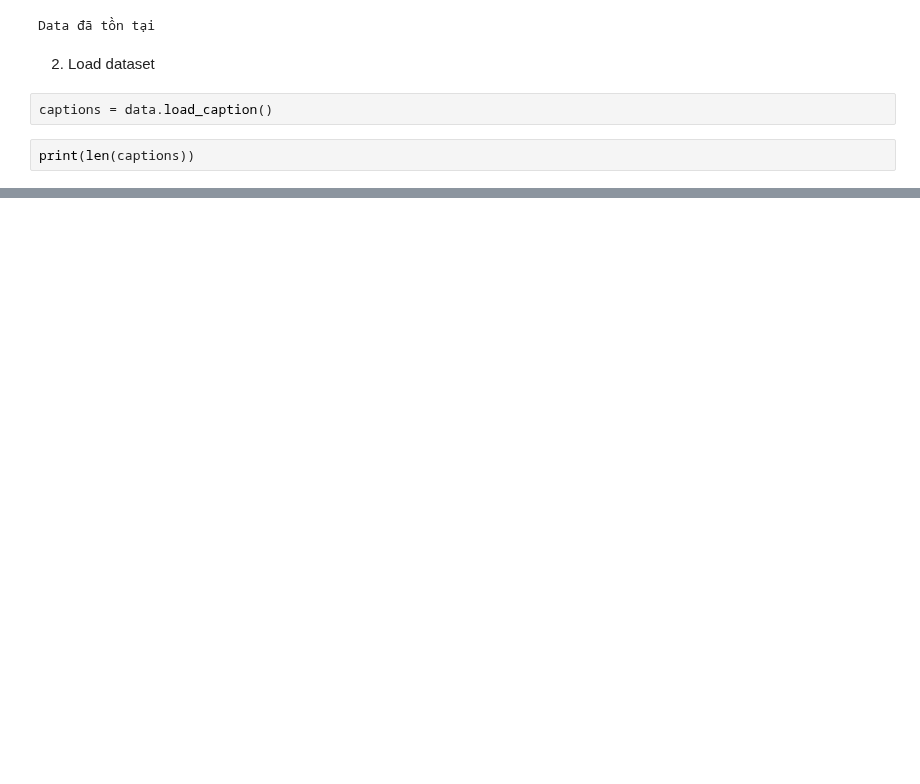
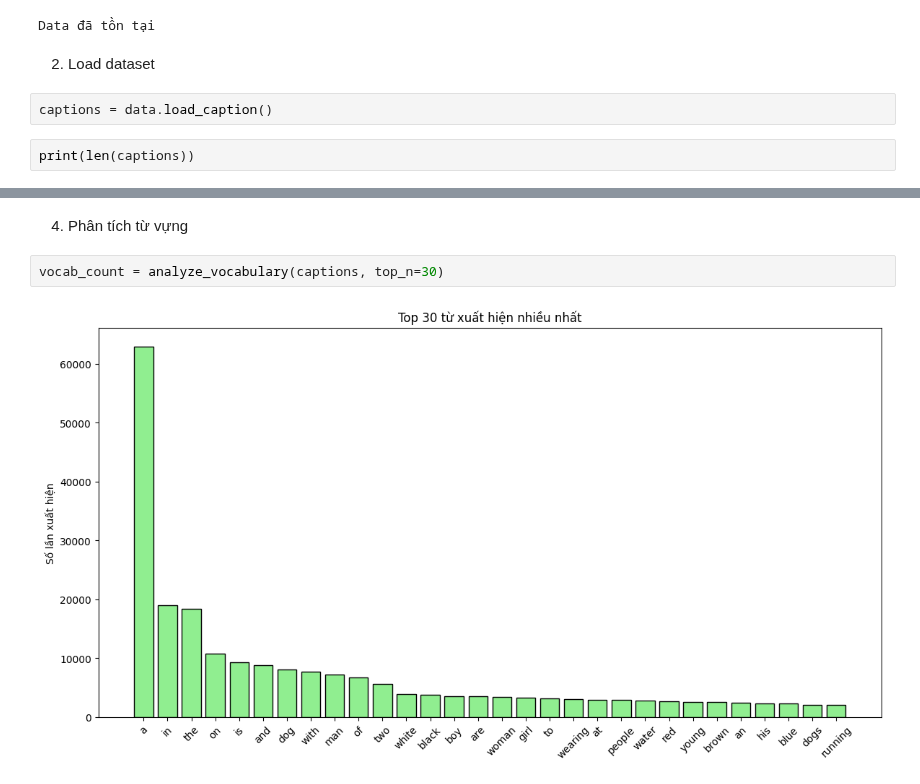
Before and after one commit to hauuto/image-captioning-mini, a Jupyter notebook: notebooks/0. Eda.ipynb, the cells around one changed output, grey strips where cells are left out. Saved outputs shown, nothing was run; the diff lists cells and outputs as text; blank space fills up the shorter version.

```diff
--- a/notebooks/0. Eda.ipynb
+++ b/notebooks/0. Eda.ipynb
@@ -18,0 +26,6 @@ print(len(captions))
+# %% [markdown]
+4. Phân tích từ vựng
+# %%
+vocab_count = analyze_vocabulary(captions, top_n=30)
+# %% [output]
+[figure, added]
```
Also changed, not shown: parts of 11 cells of this notebook, 5 other files.
